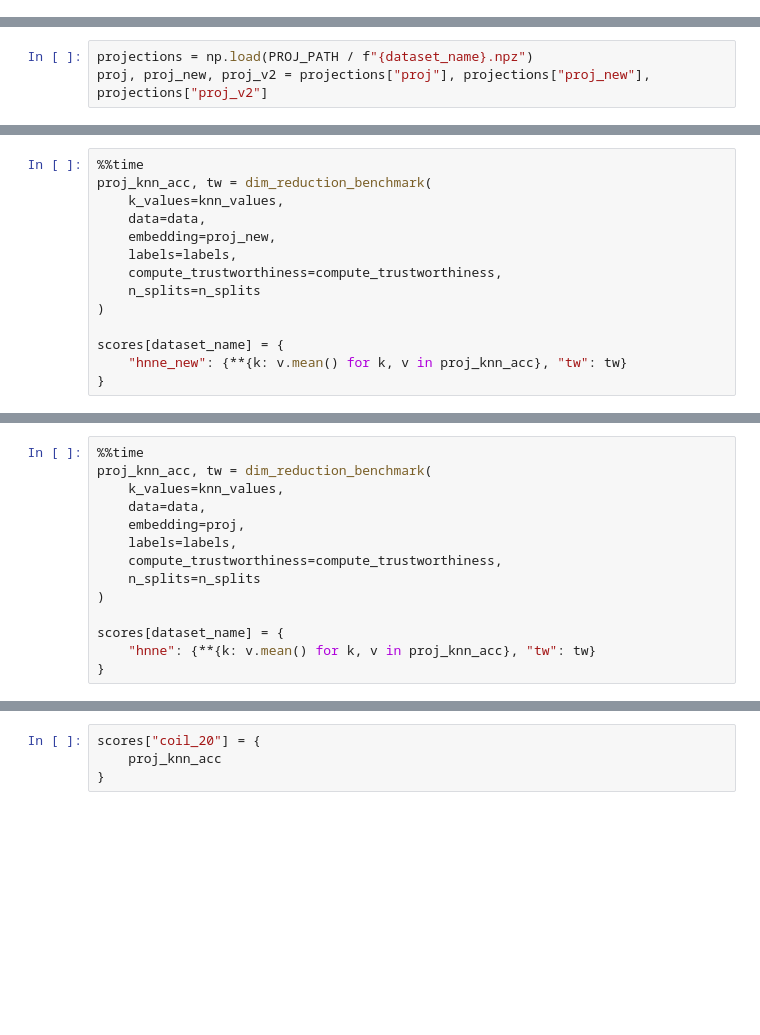
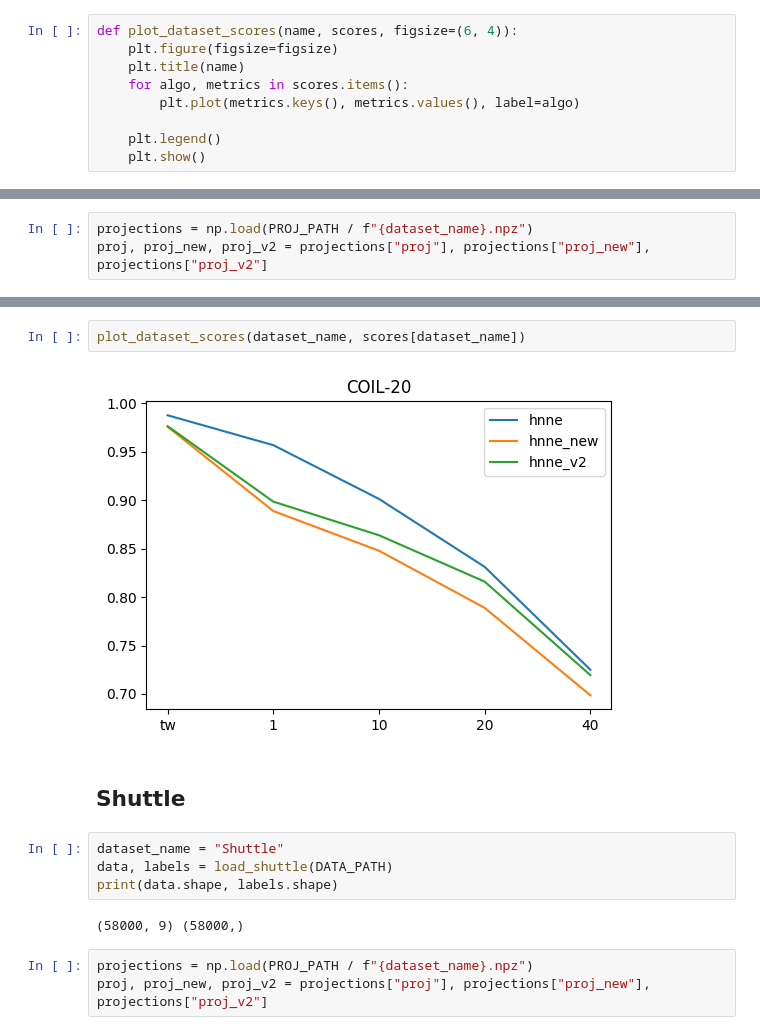
Before and after one commit to koulakis/h-nne, a Jupyter notebook: dev_notebooks/evaluate_hnne_v2.ipynb, the cells around one changed output, grey strips where cells are left out. Cells and saved outputs as stored; diff of their text form; blank space fills up the shorter version.

Commit message:
Evaluate all datasets.

```diff
--- a/dev_notebooks/evaluate_hnne_v2.ipynb
+++ b/dev_notebooks/evaluate_hnne_v2.ipynb
@@ -35,6 +35,15 @@ knn_values = validation_ranges_small
 compute_trustworthiness = True
 n_splits = 5
 scores = {}
+# %%
+def plot_dataset_scores(name, scores, figsize=(6, 4)):
+    plt.figure(figsize=figsize)
+    plt.title(name)
+    for algo, metrics in scores.items():
+        plt.plot(metrics.keys(), metrics.values(), label=algo)
+
+    plt.legend()
+    plt.show()
 # %% [markdown]
 ## Coil-20
 # %%
@@ -73,14 +79,0 @@ Wall time: 418 ms
-# %%
-%%time
-proj_knn_acc, tw = dim_reduction_benchmark(
-    k_values=knn_values,
-    data=data,
-    embedding=proj_new,
-    labels=labels,
-    compute_trustworthiness=compute_trustworthiness,
-    n_splits=n_splits
-)
-
-scores[dataset_name] = {
-    "hnne_new": {**{k: v.mean() for k, v in proj_knn_acc}, "tw": tw}
-}
@@ -89,14 +79,0 @@ TypeError: cannot unpack non-iterable int object
-# %%
-%%time
-proj_knn_acc, tw = dim_reduction_benchmark(
-    k_values=knn_values,
-    data=data,
-    embedding=proj,
-    labels=labels,
-    compute_trustworthiness=compute_trustworthiness,
-    n_splits=n_splits
-)
-
-scores[dataset_name] = {
-    "hnne": {**{k: v.mean() for k, v in proj_knn_acc}, "tw": tw}
-}
@@ -106,4 +80,15 @@ Wall time: 418 ms
-# %%
-scores["coil_20"] = {
-    proj_knn_acc
-}
+# %%
+plot_dataset_scores(dataset_name, scores[dataset_name])
+# %% [output]
+[figure, added]
+# %% [markdown]
+## Shuttle
+# %%
+dataset_name = "Shuttle"
+data, labels = load_shuttle(DATA_PATH)
+print(data.shape, labels.shape)
+# %% [output]
+(58000, 9) (58000,)
+# %%
+projections = np.load(PROJ_PATH / f"{dataset_name}.npz")
+proj, proj_new, proj_v2 = projections["proj"], projections["proj_new"], projections["proj_v2"]
```
Also changed, not shown: parts of 46 cells of this notebook, 1 other file.
